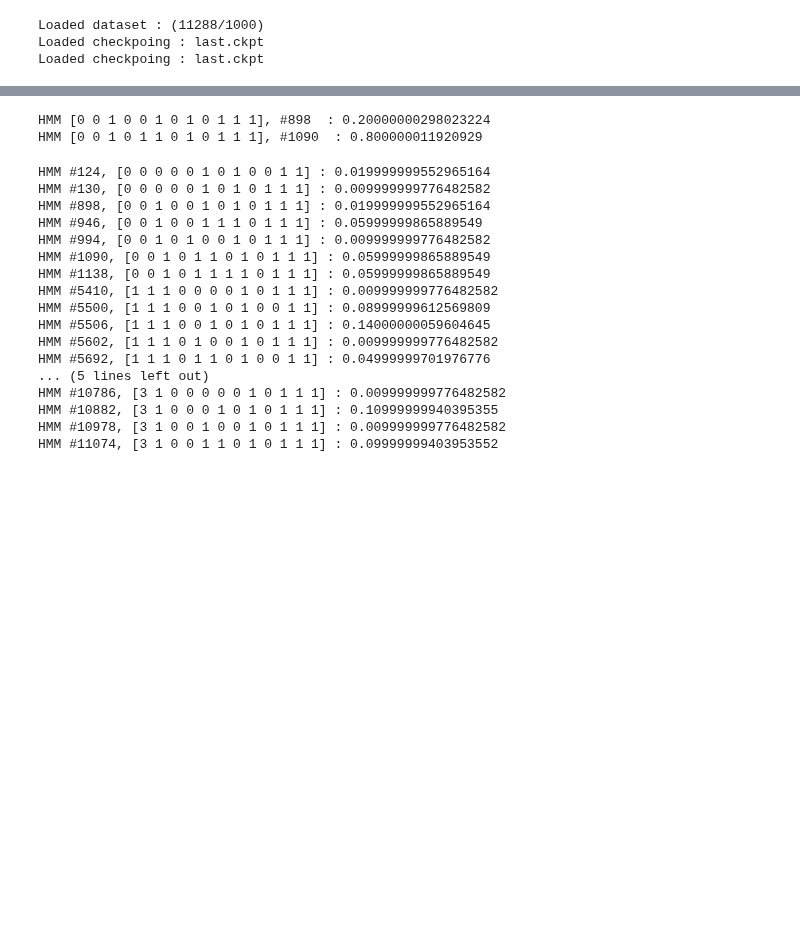
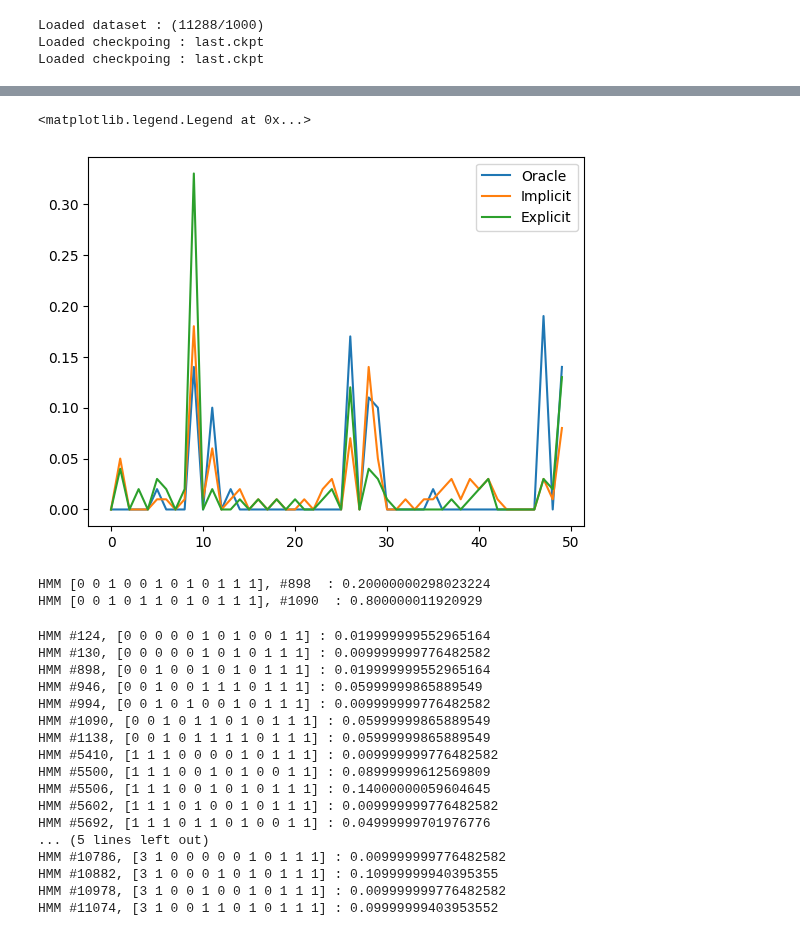
Before and after one commit to leogagnon/latent_control, a Jupyter notebook: notebooks/diffusion.ipynb, the cells around one changed output, grey strips where cells are left out. Drawn from its saved outputs; the diff is of its cells as text; code cells hidden in the pictures; blank space fills up the shorter version.

```diff
--- a/notebooks/diffusion.ipynb
+++ b/notebooks/diffusion.ipynb
@@ -47,0 +46,6 @@ diff_dataset = task.train_data.dataset
+# %%
+model_out = torch.nn.functional.softmax(task.base_task.model.decoder(seq)[-1,:-1], 0)
+# %%
+model_out = model_out.round(decimals=2).cpu()
+# %%
+oracle_out = j2t(oracle['post_pred'][-1].round(2)).cpu()
@@ -48,3 +68,11 @@ diff_dataset = task.train_data.dataset
+# %%
+plt.plot(oracle_out, label='Oracle')
+plt.plot(model_out, label='Implicit')
+plt.plot(decoded_out.mean(0).round(decimals=2).cpu(), label='Explicit')
+plt.legend()
+# %% [output]
+<matplotlib.legend.Legend at 0x...>
+[figure, added]
 # %%
 decoded_task_latent = [
     torch.Tensor(
```
Also changed, not shown: parts of 15 cells of this notebook, 16 other files.
